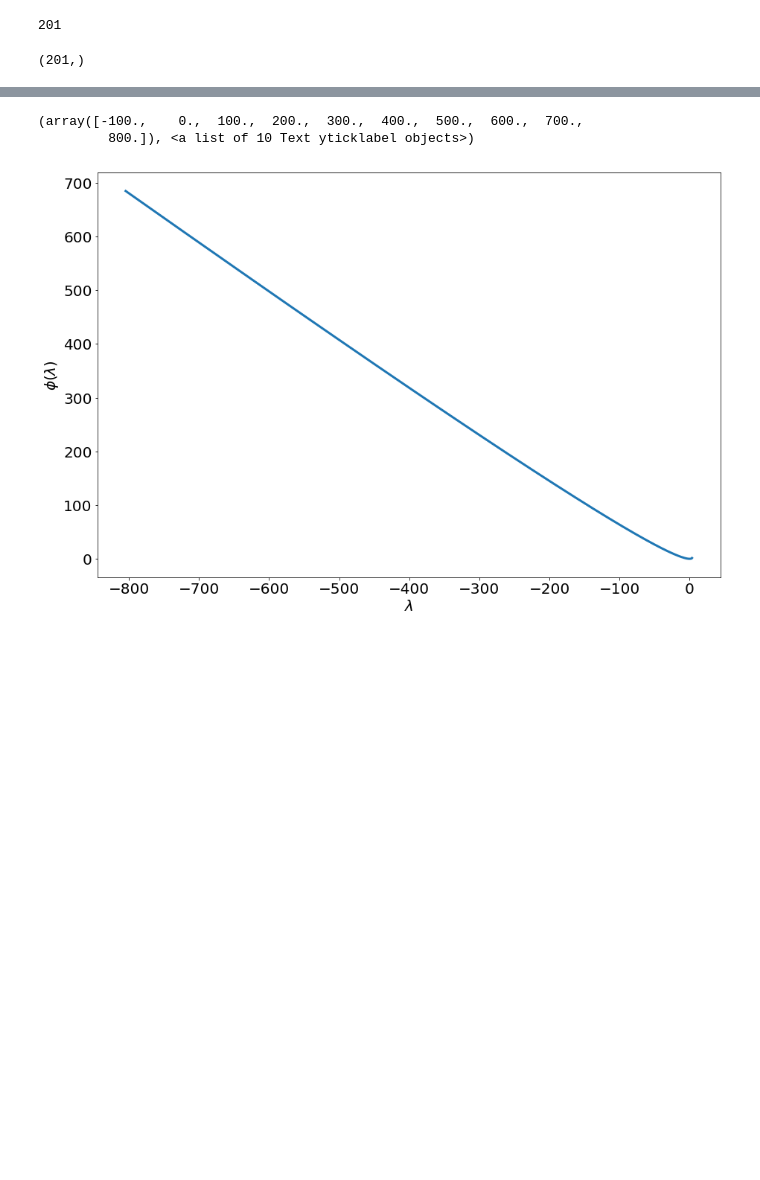
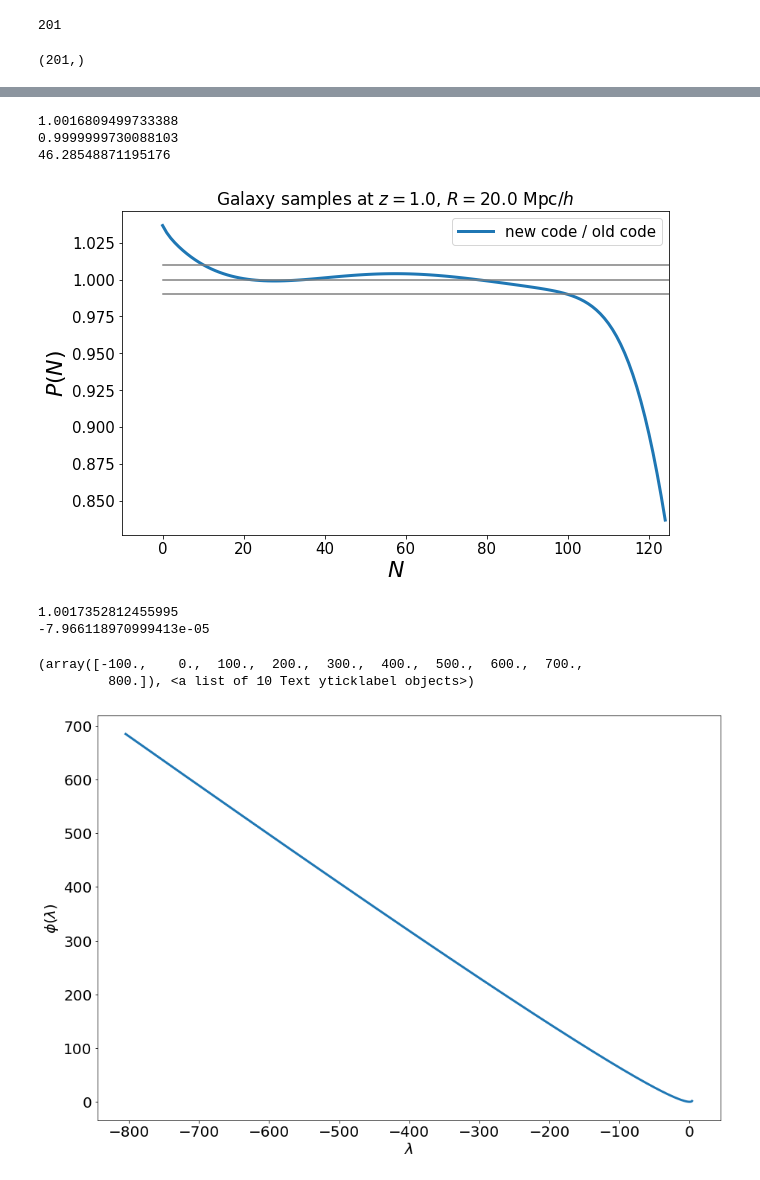
Before and after one commit to OliverFHD/CosMomentum, a Jupyter notebook: compute_PDF_and_CGF.ipynb, the cells around one changed output, grey strips where cells are left out. Saved outputs shown, nothing was run; the diff lists cells and outputs as text; code cells hidden in the pictures; blank space fills up the shorter version.

```diff
--- a/compute_PDF_and_CGF.ipynb
+++ b/compute_PDF_and_CGF.ipynb
@@ -571,3 +596,36 @@ print np.sum(P_of_N_values_sample_1*range(0,len(P_of_N_values_sample_1)))
+# %%
+# plotting CiC PDF for each sample
+plt.figure(figsize=(10,6))
+plt.plot(range(0,125), P_of_N_values_sample_1[:125]/P_of_N_old_code[:125], label="new code / old code", linestyle="solid", linewidth=3)
+plt.plot([0,125], [1.0,1.0], color="grey")
+plt.plot([0,125], [1.01,1.01], color="grey")
+plt.plot([0,125], [0.99,0.99], color="grey")
+plt.xlim(-10,125)
+plt.xticks(fontsize=15)
+plt.yticks(fontsize=15)
+plt.xlabel(r'$N$', size = 22)
+plt.ylabel(r'$P(N)$', size = 22)
+plt.legend(fontsize=15, handlelength=2.35)
+plt.title('Galaxy samples at $z=$'+str(z)+', $R=$'+str(R)+' Mpc$/h$', size = 17)
+plt.subplots_adjust(left=0.19, bottom=0.12, right=0.95, top=0.87)
+
+# check normalisation of the CiC PDFs
+print np.sum(P_of_N_values_sample_1[:200])
+print np.sum(P_of_N_old_code[:200])
+print np.sum(P_of_N_values_sample_1*range(0,len(P_of_N_values_sample_1)))
+# %% [output]
+1.0016809499733388
+0.9999999730088103
+46.28548871195176
+[figure, added]
+# %%
+data = np.loadtxt("test.dat")
+ddelta = (data[100,0]-data[0,0])/100.0
+print np.sum(data[:,1])*ddelta
+print np.sum(data[:,0]*data[:,1])/np.sum(data[:,1])
+# %% [output]
+1.0017352812455995
+-7.966118970999413e-05
 # %%
 var_NL_rescale = 1.0
 f_NL = 3.0
```
Also changed, not shown: parts of 7 cells of this notebook, 11 other files.
